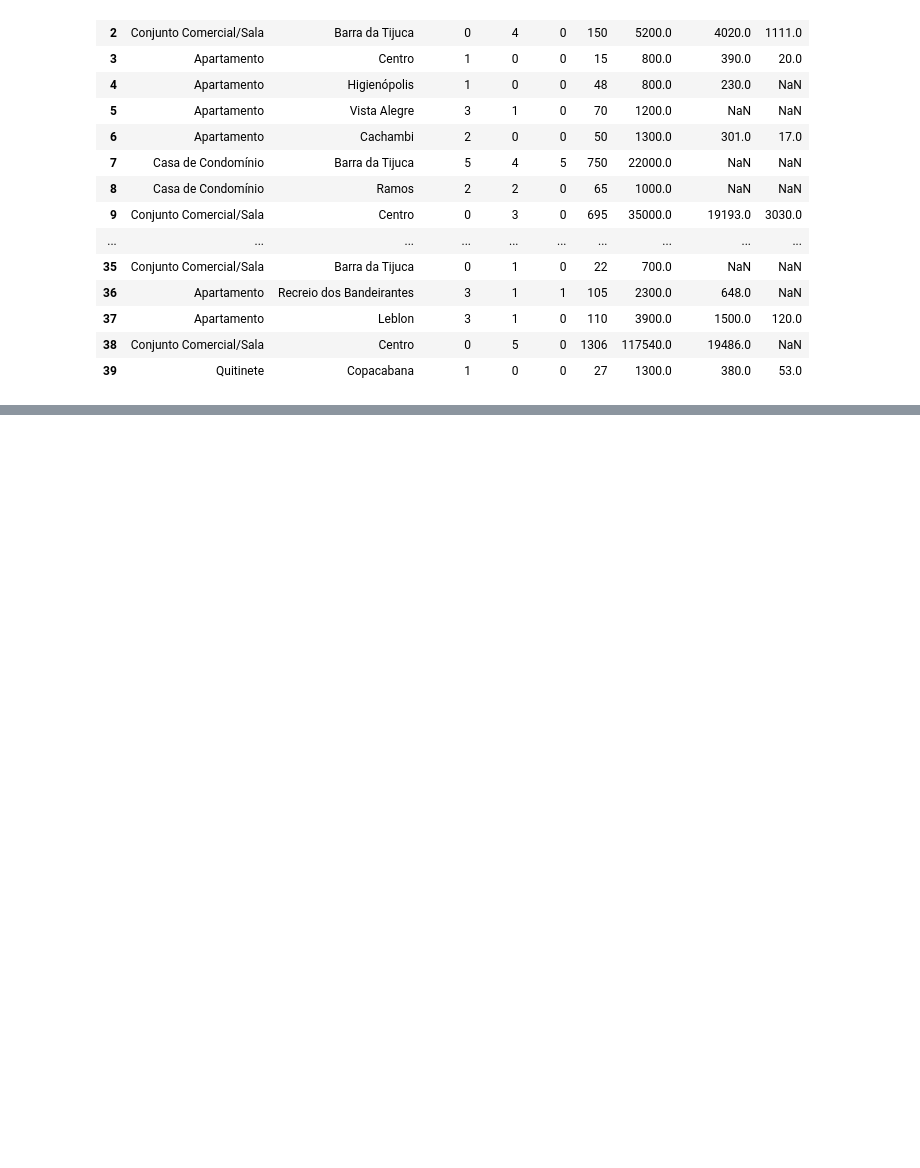
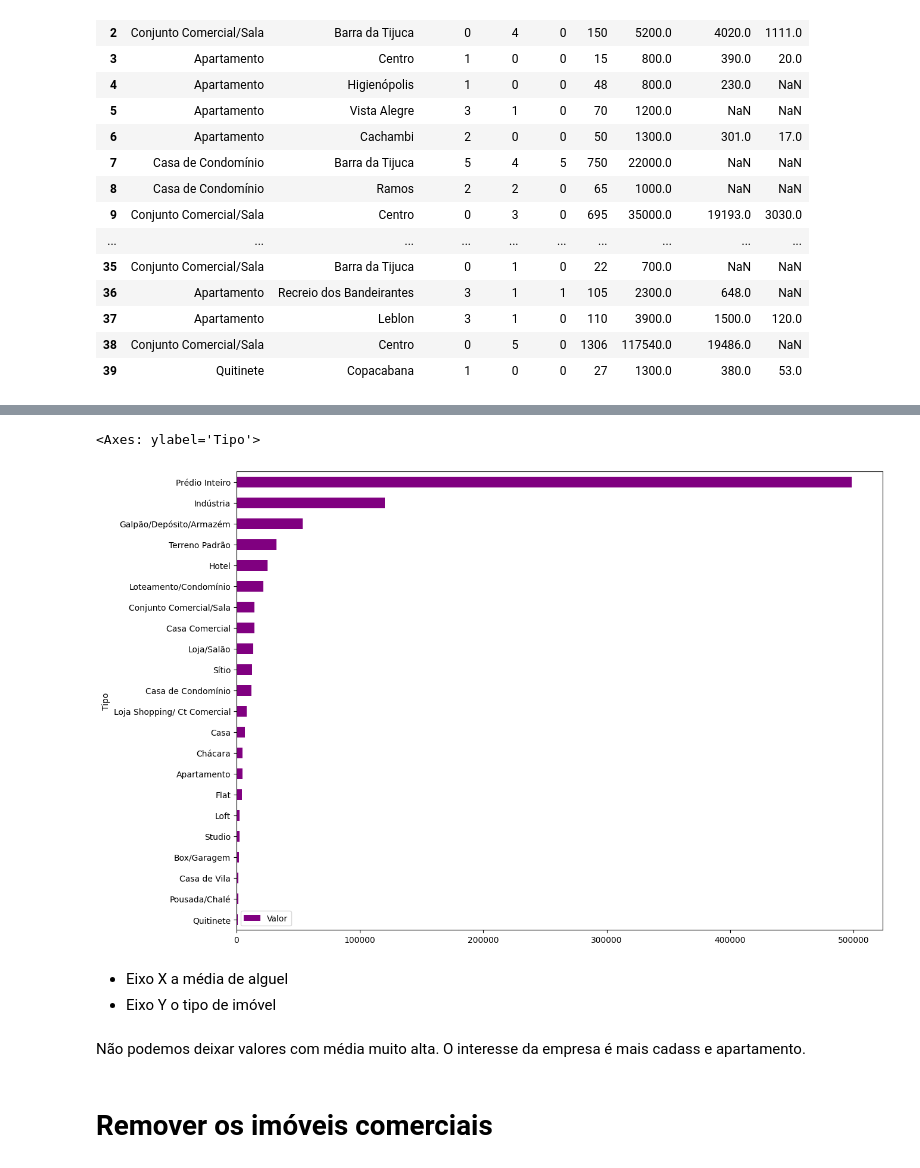
Before and after one commit to GabrielGitOLMD/semanaDataCiense, a Jupyter notebook: nivelzero.ipynb, the cells around one changed output, grey strips where cells are left out. Cells and saved outputs as stored; diff of their text form; code cells hidden in the pictures; blank space fills up the shorter version.

```diff
--- a/nivelzero.ipynb
+++ b/nivelzero.ipynb
@@ -587,0 +583,3 @@ df[35:38]
+# %%
+df = dados.groupby('Tipo').mean(numeric_only=True)
+df
@@ -587,0 +666,16 @@ df[35:38]
+# %%
+# Vamos plotar um gráfico - crie uma variável para receber o dataframe
+
+df_preco_tipo = df.groupby('Tipo')[['Valor']].mean().sort_values('Valor')
+
+# Vou plotar agora...
+
+df_preco_tipo.plot(kind='barh',figsize=(14,10),color='purple')
+# %% [output]
+<Axes: ylabel='Tipo'>
+[figure, added]
+# %% [markdown]
+- Eixo X a média de alguel
+- Eixo Y o tipo de imóvel
+# %% [markdown]
+Não podemos deixar valores com média muito alta. O interesse da empresa é mais cadass e apartamento.
@@ -587,0 +684,2 @@ df[35:38]
+# %% [markdown]
+# Remover os imóveis comerciais
```
Also changed, not shown: parts of 58 cells of this notebook.
